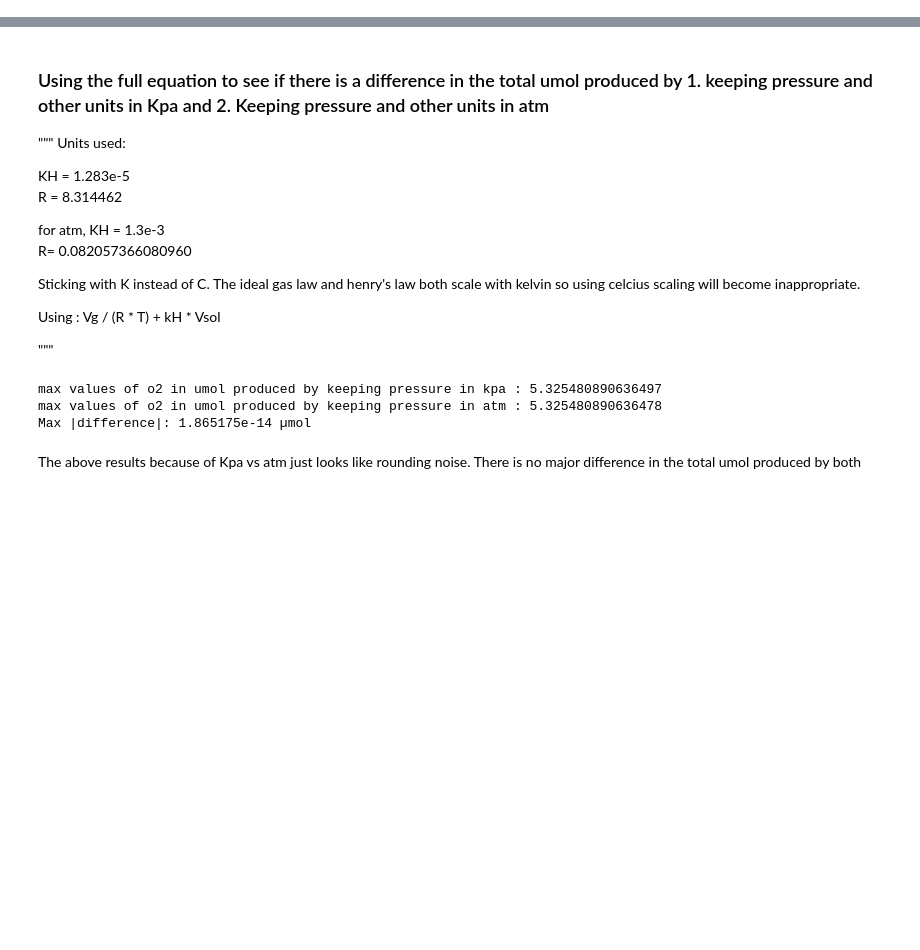
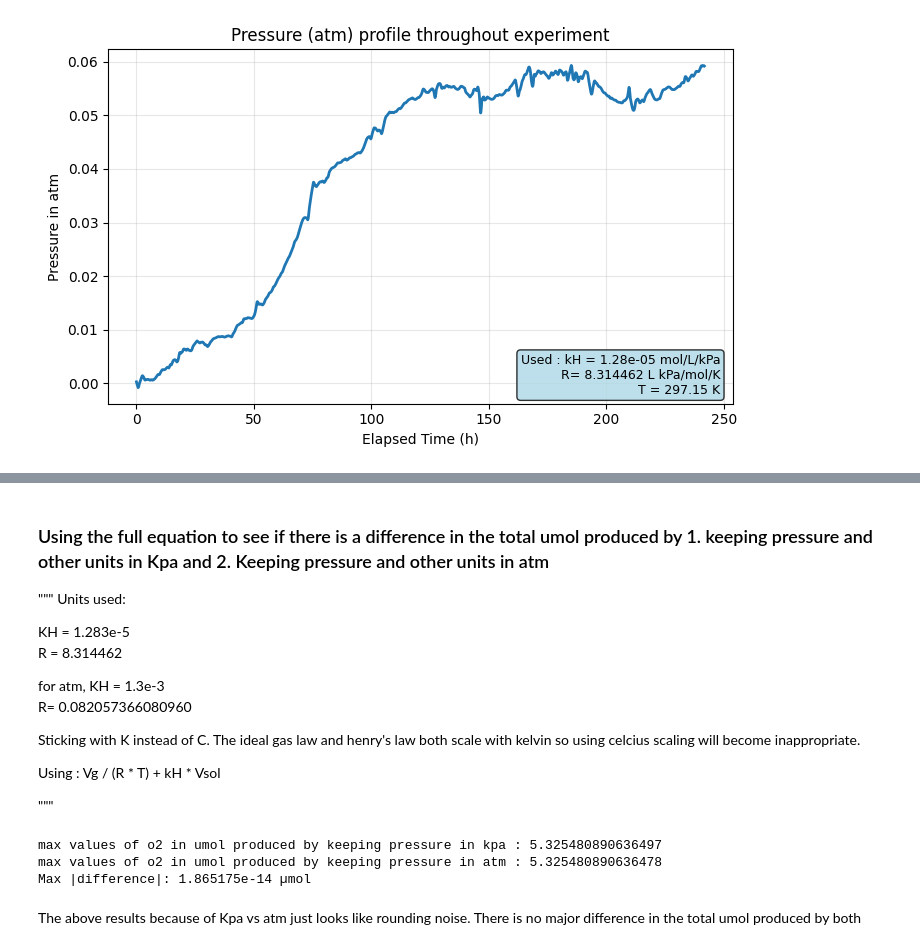
Before and after one commit to ChandrikaSethumadhavan/Thesis, a Jupyter notebook: EDA.ipynb, the cells around one changed output, grey strips where cells are left out. Saved outputs shown, nothing was run; the diff lists cells and outputs as text; code cells hidden in the pictures; blank space fills up the shorter version.

```diff
--- a/EDA.ipynb
+++ b/EDA.ipynb
@@ -5,6 +5,7 @@ import matplotlib.pyplot as plt
 csv_path  = "M2_2.18mM_pressure_o2_release.csv"
 time_col  = "Time (s)"                     # your column is actually hours
 press_col = "DWT denoised pressure (kPa)"  # pressure in kPa
+gas_col   = "O2 Released (µmol)"          # headspace O2 from csv
 # %%
 df = pd.read_csv(csv_path)
 df.columns = [c.strip() for c in df.columns]
@@ -10,0 +16,88 @@ df.columns = [c.strip() for c in df.columns]
+# %%
+time_h     = pd.to_numeric(df[time_col])
+p_kpa      = pd.to_numeric(df[press_col])
+n_gas_umol = pd.to_numeric(df[gas_col])
+
+
+n_theory  = 13.08                         # µmol (theoretical)
+kH = 1.283e-5           # mol/L/kPa
+Vsol = 0.006           # L
+Vg = 0.002
+R = 8.314462           # L kPa/mol/K
+T = 297.15             # K
+
+
+def n_aq_umol_from_kpa(p_kpa: pd.Series) -> pd.Series:
+
+    n_aq_umol = p_kpa * Vsol * kH * 1e6
+    return n_aq_umol
+
+def plotting_pressure(p_kpa: pd.Series) -> pd.Series:
+
+    pressure_plot = p_kpa
+    return pressure_plot
+
+def plotting_pressure_in_atm(p_kpa: pd.Series) -> pd.Series:
+    pressure_atm = p_kpa / 101.325
+    return pressure_atm
+
+
+#n_aq_umol = n_aq_umol_from_kpa(p_kpa)
+# pressure_plot = plotting_pressure(p_kpa)
+pressure_atm_plot = plotting_pressure_in_atm(p_kpa)
+df_out = pd.DataFrame({
+    "Elapsed Time (h)": time_h,
+    # "n_aq (µmol)": n_aq_umol,
+    "p_kpa (kPa)": p_kpa,
+    "p_atm (atm)": pressure_atm_plot
+})
+
+plt.figure(figsize=(7.2, 4.5))
+
+
+
+plt.plot(df_out["Elapsed Time (h)"], df_out["p_atm (atm)"], linewidth=2)
+plt.ylabel("Pressure in atm")
+plt.xlabel("Elapsed Time (h)")
+plt.title("Pressure (atm) profile throughout experiment")
+
+
+
+
+
+# plt.plot(df_out["Elapsed Time (h)"], df_out["p_kpa (kPa)"], linewidth=2)
+# plt.ylabel("Pressure in kPa")
+# plt.xlabel("Elapsed Time (h)")
+# plt.title("Pressure (kPa) profile throughout experiment")
+
+
+
+# plt.plot(df_out["Elapsed Time (h)"], df_out["n_aq (µmol)"], linewidth=2)
+# plt.ylabel("Dissolved oxygen n_aq in µmol")
+# plt.xlabel("Elapsed Time (h)")
+# plt.title("Dissolved Oxygen (n_aq) calculated from Pressure (kPa)")
+
+
+
+
+
+
+# Add detailed info box
+info_text = f"""Used : kH = {kH:.2e} mol/L/kPa
+R= {R} L kPa/mol/K
+T = {T} K"""
+
+plt.text(0.98, 0.02, info_text,
+         transform=plt.gca().transAxes,
+         verticalalignment='bottom',
+         horizontalalignment='right',
+         fontsize=9,
+         bbox=dict(boxstyle='round', facecolor='lightblue', alpha=0.8))
+
+
+
+plt.grid(True, alpha=0.3)
+plt.tight_layout()
+plt.show()
+# %% [output]
+[figure, added]
```
Also changed, not shown: parts of 11 cells of this notebook, 1 other file.
